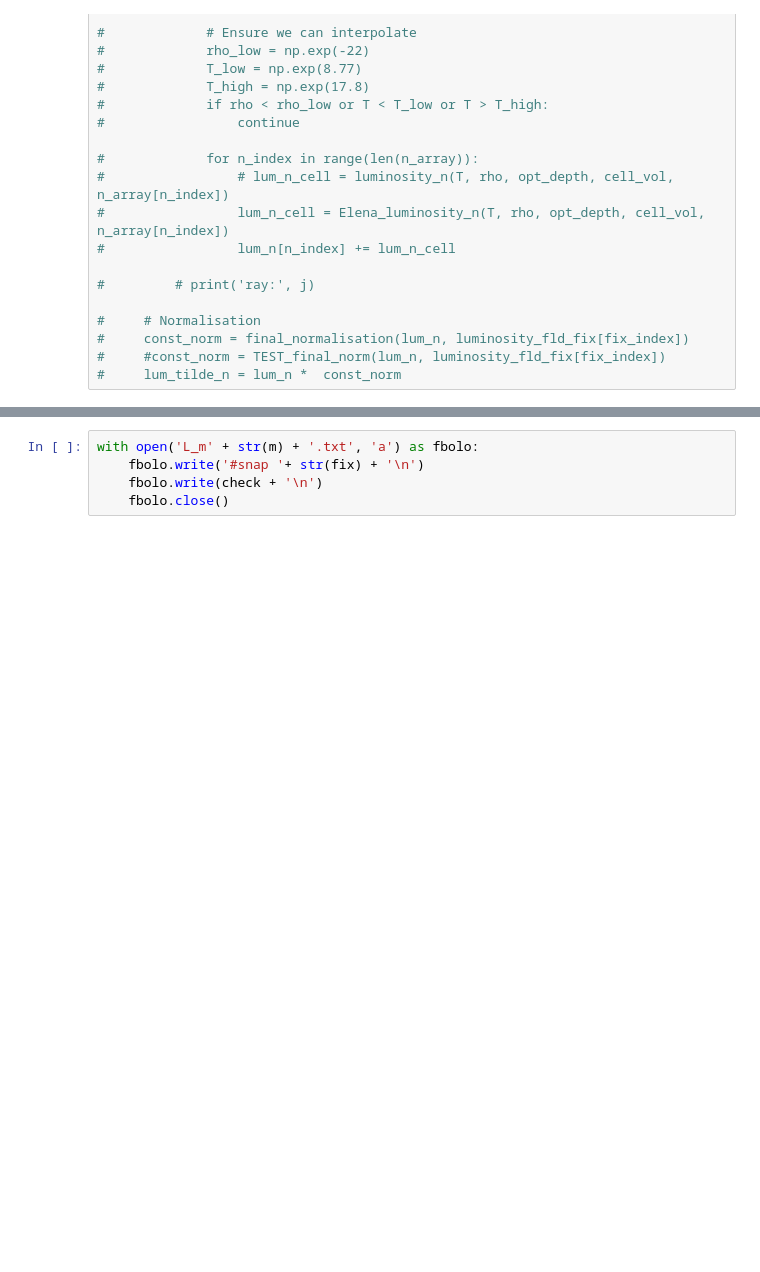
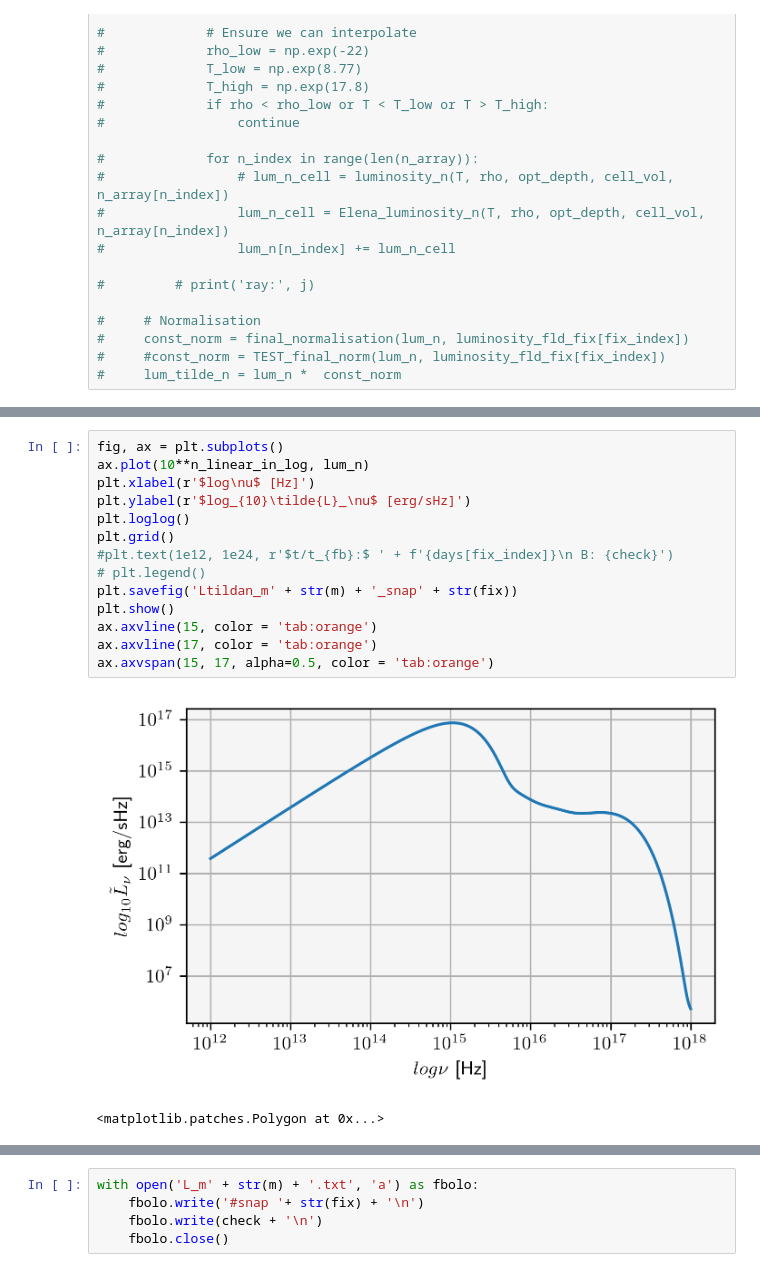
Before and after one commit to KKilmetis8/tde_comparison, a Jupyter notebook: PAOLA_lum.ipynb, the cells around one changed output, grey strips where cells are left out. Saved outputs shown, nothing was run; the diff lists cells and outputs as text; blank space fills up the shorter version.

```diff
--- a/PAOLA_lum.ipynb
+++ b/PAOLA_lum.ipynb
@@ -282,0 +293,17 @@ Shape Ray: (192, 350)
+# %%
+fig, ax = plt.subplots()
+ax.plot(10**n_linear_in_log, lum_n)
+plt.xlabel(r'$log\nu$ [Hz]')
+plt.ylabel(r'$log_{10}\tilde{L}_\nu$ [erg/sHz]')
+plt.loglog()
+plt.grid()
+#plt.text(1e12, 1e24, r'$t/t_{fb}:$ ' + f'{days[fix_index]}\n B: {check}')
+# plt.legend()
+plt.savefig('Ltildan_m' + str(m) + '_snap' + str(fix))
+plt.show()
+ax.axvline(15, color = 'tab:orange')
+ax.axvline(17, color = 'tab:orange')
+ax.axvspan(15, 17, alpha=0.5, color = 'tab:orange')
+# %% [output]
+[figure, added]
+<matplotlib.patches.Polygon at 0x...>
```
Also changed, not shown: parts of 7 cells of this notebook, 4 other files.
